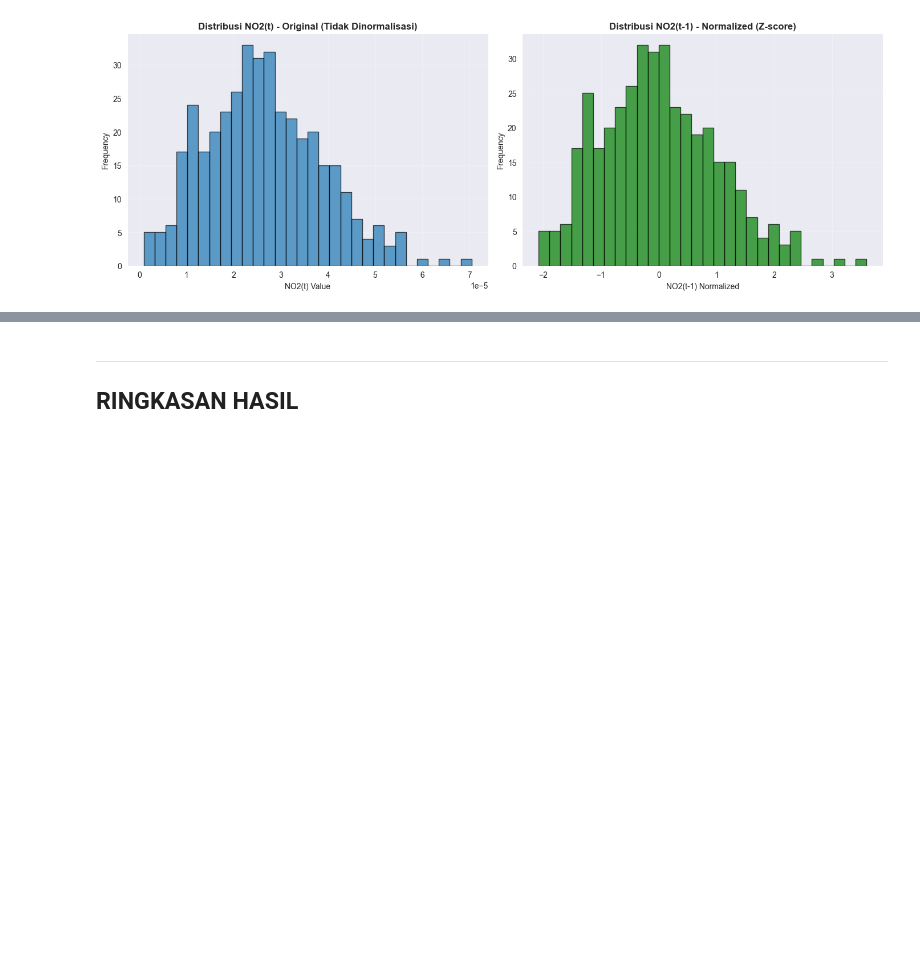
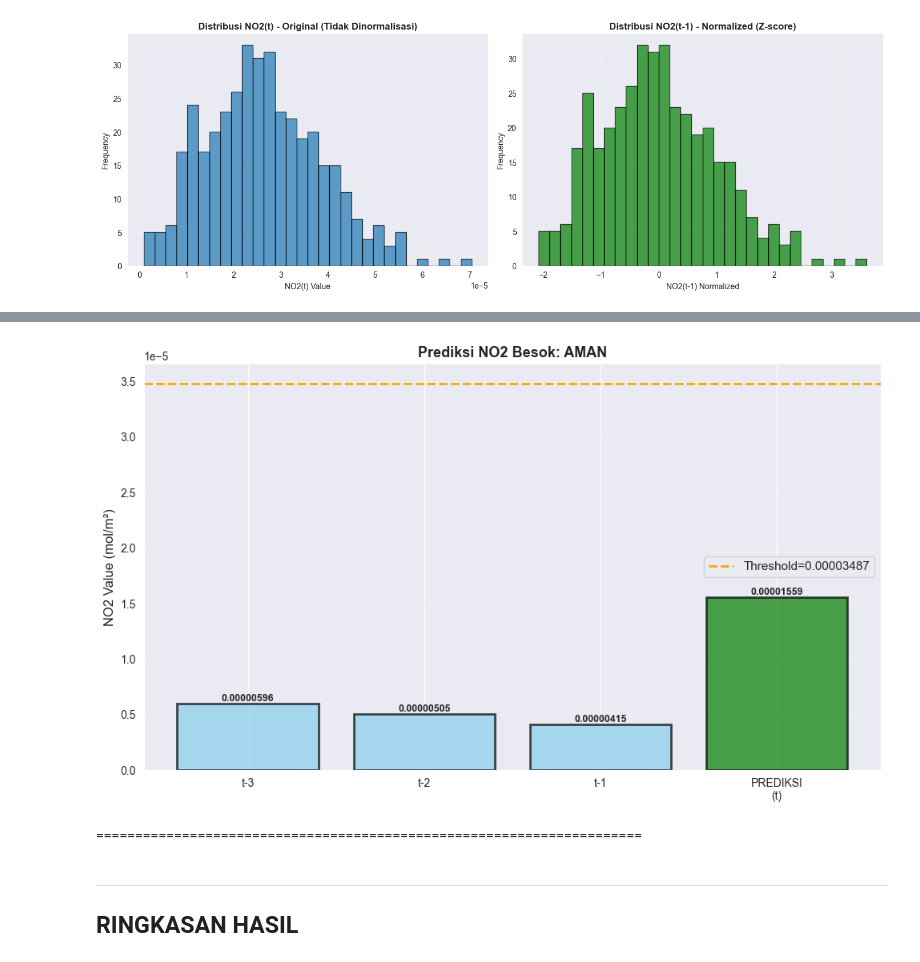
Before and after one commit to AchmadLutfi196/PSD, a Jupyter notebook: _sources/Prediksi Ambang Batas Aman NO2.ipynb, the cells around one changed output, grey strips where cells are left out. Cells and saved outputs as stored; diff of their text form; code cells hidden in the pictures; blank space fills up the shorter version.

```diff
--- a/_sources/Prediksi Ambang Batas Aman NO2.ipynb
+++ b/_sources/Prediksi Ambang Batas Aman NO2.ipynb
@@ -677,10 +932,9 @@ Visualisasi selesai
 # %%
 print("\n" + "="*70)
-print("LANGKAH 9: PREDIKSI SATU HARI KE DEPAN")
+print("LANGKAH 9: PREDIKSI NILAI NO2 SATU HARI KE DEPAN")
 print("="*70)
 
-# Simulasi: Ambil 3 hari terakhir dari supervised_df (sebelum normalisasi)
-# Gunakan hanya fitur input (3 kolom pertama)
+# Ambil 3 hari terakhir dari supervised_df (data asli)
 last_3_days_original = supervised_df[["NO2(t-3)", "NO2(t-2)", "NO2(t-1)"]].iloc[-1].values
 
 print(f"\nData 3 hari terakhir (Original):")
@@ -688,7 +942,7 @@ print(f"  - NO2(t-3): {last_3_days_original[0]:.8f} mol/m²")
 print(f"  - NO2(t-2): {last_3_days_original[1]:.8f} mol/m²")
 print(f"  - NO2(t-1): {last_3_days_original[2]:.8f} mol/m²")
 
-# Normalisasi - sekarang scaler sudah di-fit pada 3 fitur, bukan 4
+# Normalisasi
 last_3_days_scaled = scaler.transform([last_3_days_original])[0]
 
 print(f"\nData 3 hari terakhir (Normalized):")
@@ -699,28 +953,68 @@ print(f"  - NO2(t-1): {last_3_days_scaled[2]:.4f}")
 # Reshape untuk input model
 X_tomorrow = last_3_days_scaled.reshape(1, -1)
 
-# Prediksi
-pred_label = final_model.predict(X_tomorrow)[0]
-pred_proba = final_model.predict_proba(X_tomorrow)[0]
+# Prediksi nilai NO2 (regression)
+pred_no2_value = final_model.predict(X_tomorrow)[0]
 
-pred_status = 'BERBAHAYA' if pred_label == 1 else 'AMAN'
-prob_aman = pred_proba[0] * 100
-prob_berbahaya = pred_proba[1] * 100
+# Terapkan threshold
+pred_status = 'BERBAHAYA' if pred_no2_value > threshold else 'AMAN'
+difference_from_threshold = pred_no2_value - threshold
+percentage_diff = (difference_from_threshold / threshold) * 100
 
 print("\n" + "="*70)
 print("HASIL PREDIKSI NO2 HARI BESOK (SATU HARI KE DEPAN)")
 print("="*70)
-print(f"\nPrediksi Status: {pred_status}")
-print(f"\nProbabilitas:")
-print(f"  - AMAN:       {prob_aman:.2f}%")
-print(f"  - BERBAHAYA:  {prob_berbahaya:.2f}%")
+print(f"\n[A] PREDIKSI NILAI NO2 (Regression):")
+print(f"  - Predicted NO2: {pred_no2_value:.8f} mol/m²")
 
-if prob_berbahaya > 70:
-    print(f"\nPERINGATAN TINGGI: Tingkat kepercayaan {prob_berbahaya:.1f}%, besok AKAN BERBAHAYA!")
-elif prob_berbahaya > 50:
-    print(f"\nPERINGATAN SEDANG: Kemungkinan {prob_berbahaya:.1f}%, besok mungkin BERBAHAYA")
+print(f"\n[B] THRESHOLD APPLICATION:")
+print(f"  - Threshold: {threshold:.8f} mol/m²")
+print(f"  - Status: {pred_status}")
+print(f"  - Difference: {difference_from_threshold:.8f} mol/m²")
+print(f"  - Percentage: {percentage_diff:+.2f}% dari threshold")
+
+if pred_status == 'BERBAHAYA':
+    if percentage_diff > 20:
+        print(f"\n PERINGATAN TINGGI: NO2 diprediksi {percentage_diff:.1f}% DI ATAS threshold!")
+        print(f"   → Prediksi SANGAT BERBAHAYA, ambil tindakan pencegahan!")
+    elif percentage_diff > 10:
+        print(f"\n PERINGATAN SEDANG: NO2 diprediksi {percentage_diff:.1f}% di atas threshold")
+        print(f"   → Status BERBAHAYA, waspadai kualitas udara!")
+    else:
+        print(f"\n PERINGATAN: NO2 diprediksi {percentage_diff:.1f}% di atas threshold")
+        print(f"   → Status BERBAHAYA, perlu monitoring!")
 else:
-    print(f"\nAMAN: Kemungkinan {prob_aman:.1f}%, besok diperkirakan AMAN")
+    if abs(percentage_diff) < 5:
+        print(f"\n✓ HATI-HATI: NO2 diprediksi hanya {abs(percentage_diff):.1f}% DI BAWAH threshold")
+        print(f"   → Status masih AMAN, tapi mendekati batas ambang!")
+    else:
+        print(f"\n✓ AMAN: NO2 diprediksi {abs(percentage_diff):.1f}% di bawah threshold")
+        print(f"   → Kualitas udara dalam batas aman")
+
+# Visualisasi prediksi
+fig, ax = plt.subplots(figsize=(10, 6))
+
+# Plot 3 hari terakhir + prediksi
+days = ['t-3', 't-2', 't-1', 'PREDIKSI\n(t)']
+values = list(last_3_days_original) + [pred_no2_value]
+colors_bar = ['skyblue', 'skyblue', 'skyblue', 'red' if pred_status == 'BERBAHAYA' else 'green']
+
+bars = ax.bar(days, values, color=colors_bar, alpha=0.7, edgecolor='black', linewidth=2)
+ax.axhline(y=threshold, color='orange', linestyle='--', linewidth=2, label=f'Threshold={threshold:.8f}')
+ax.set_ylabel('NO2 Value (mol/m²)', fontsize=12)
+ax.set_title(f'Prediksi NO2 Besok: {pred_status}', fontsize=13, fontweight='bold')
+ax.legend(fontsize=11)
+ax.grid(True, alpha=0.3, axis='y')
+
+# Tambah label nilai di atas bar
+for i, (bar, val) in enumerate(zip(bars, values)):
+    height = bar.get_height()
+    ax.text(bar.get_x() + bar.get_width()/2., height,
+            f'{val:.8f}',
+            ha='center', va='bottom', fontsize=9, fontweight='bold')
+
+plt.tight_layout()
+plt.show()
 
 print("\n" + "="*70)
 # %% [output]
@@ -744,3 +1038,5 @@ AMAN: Kemungkinan 66.7%, besok diperkirakan AMAN
+[figure, added]
+======================================================================
 # %% [markdown]
 ---
 
```
Also changed, not shown: parts of 28 cells of this notebook, 22 other files.
